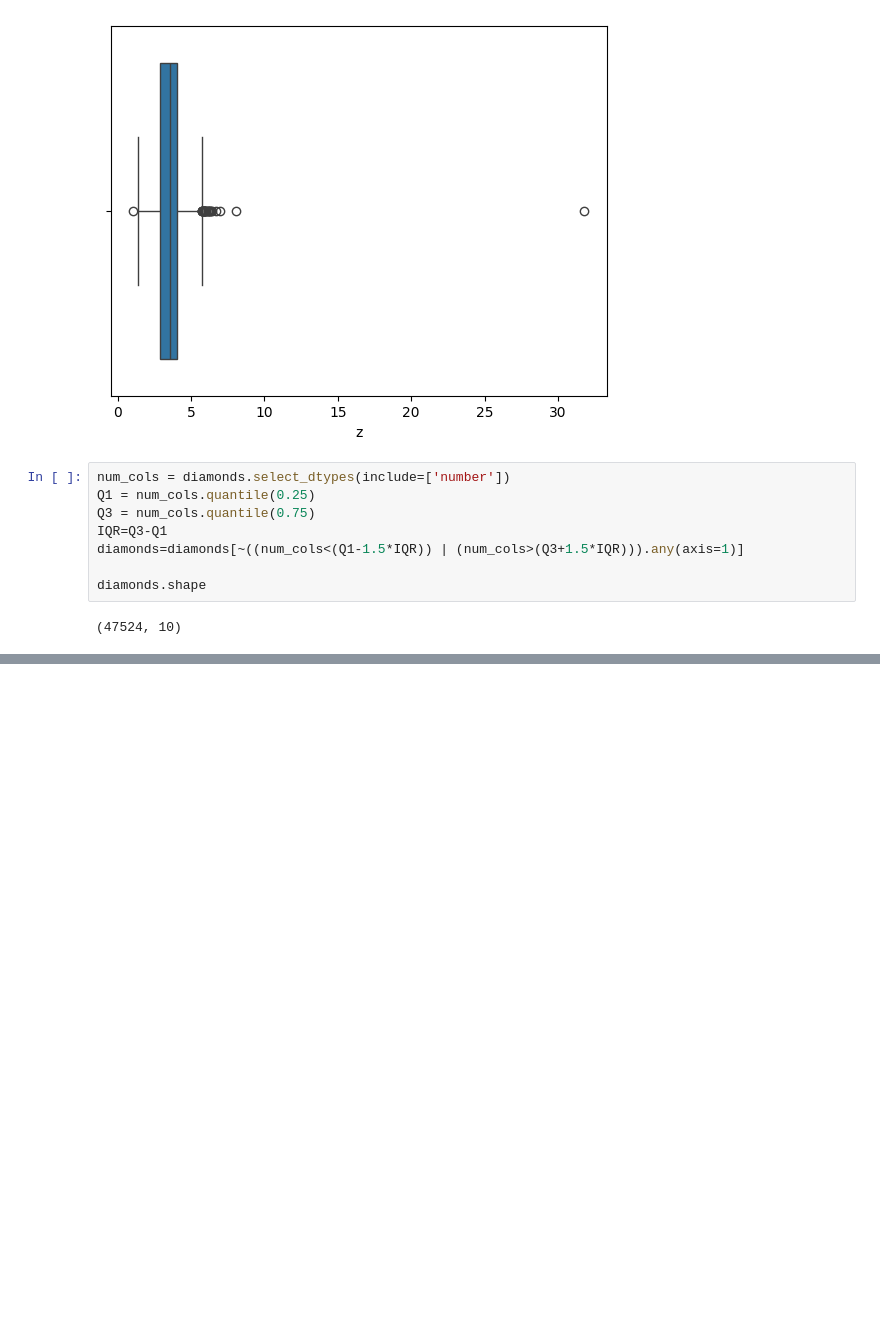
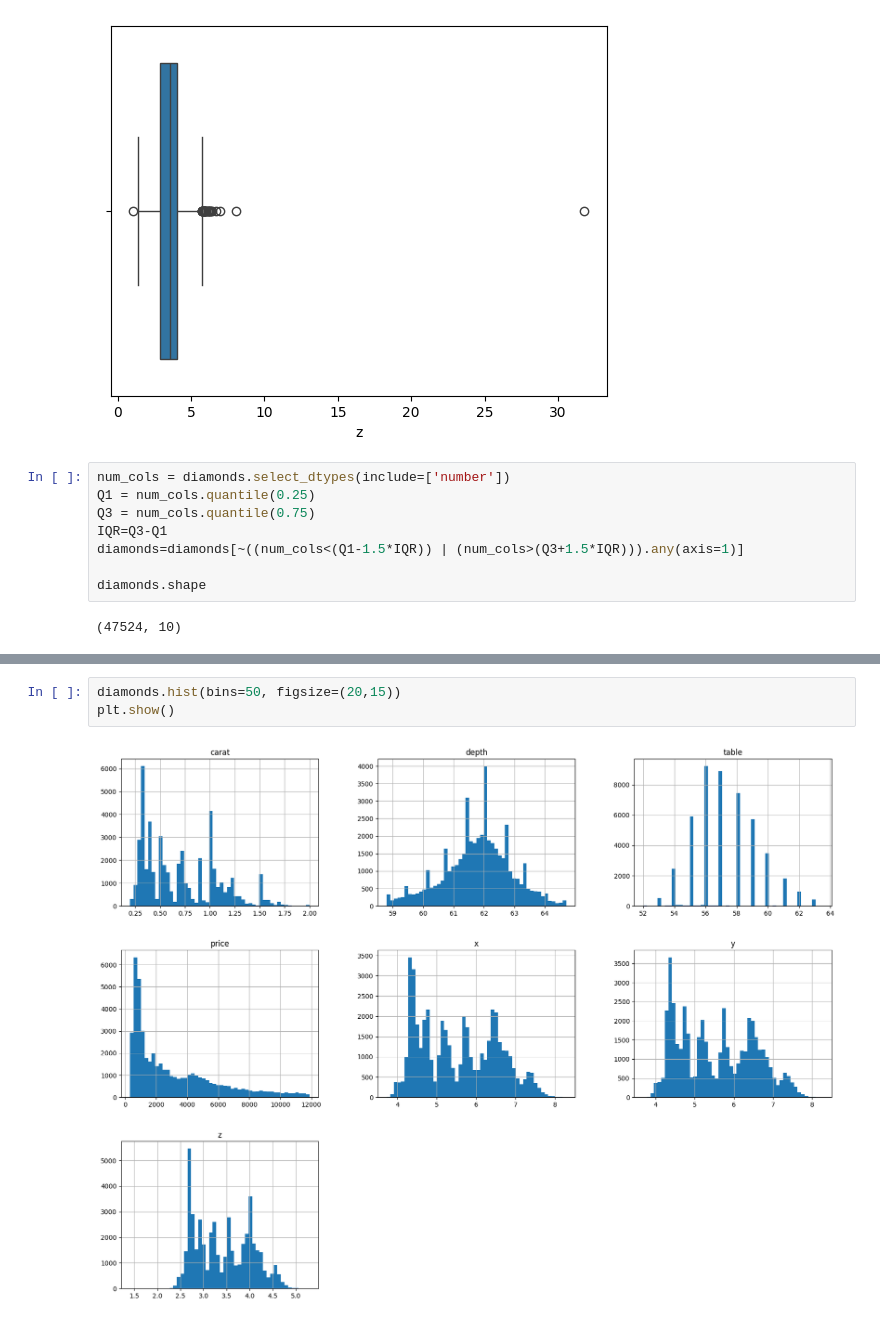
Before and after one commit to abdullohumar/predictive_analytic, a Jupyter notebook: predictive_analytics.ipynb, the cells around one changed output, grey strips where cells are left out. Cells and saved outputs as stored; diff of their text form; blank space fills up the shorter version.

```diff
--- a/predictive_analytics.ipynb
+++ b/predictive_analytics.ipynb
@@ -150,0 +207,5 @@ diamonds.shape
+# %%
+diamonds.hist(bins=50, figsize=(20,15))
+plt.show()
+# %% [output]
+[figure, added]
```
Also changed, not shown: parts of 4 cells of this notebook.
